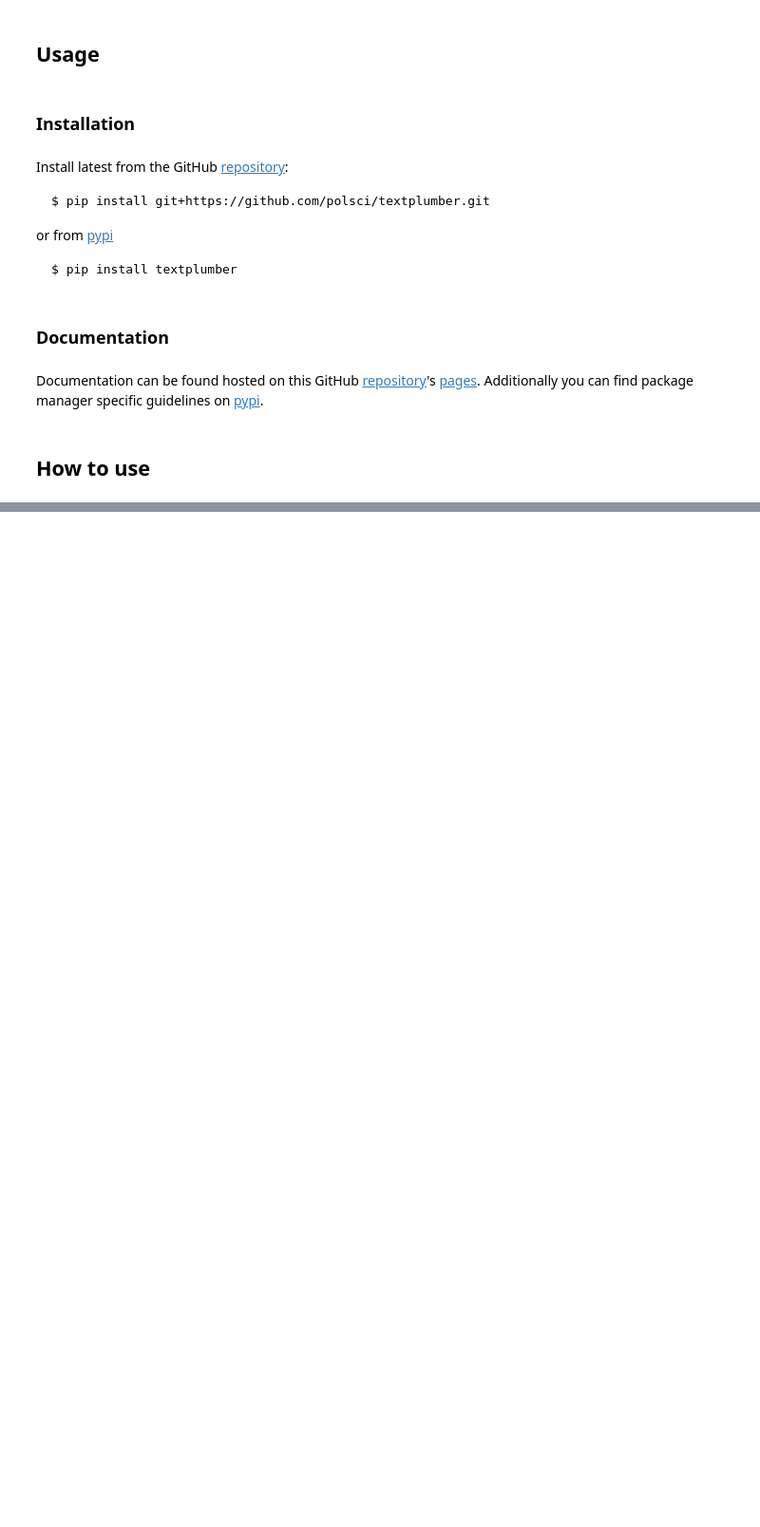
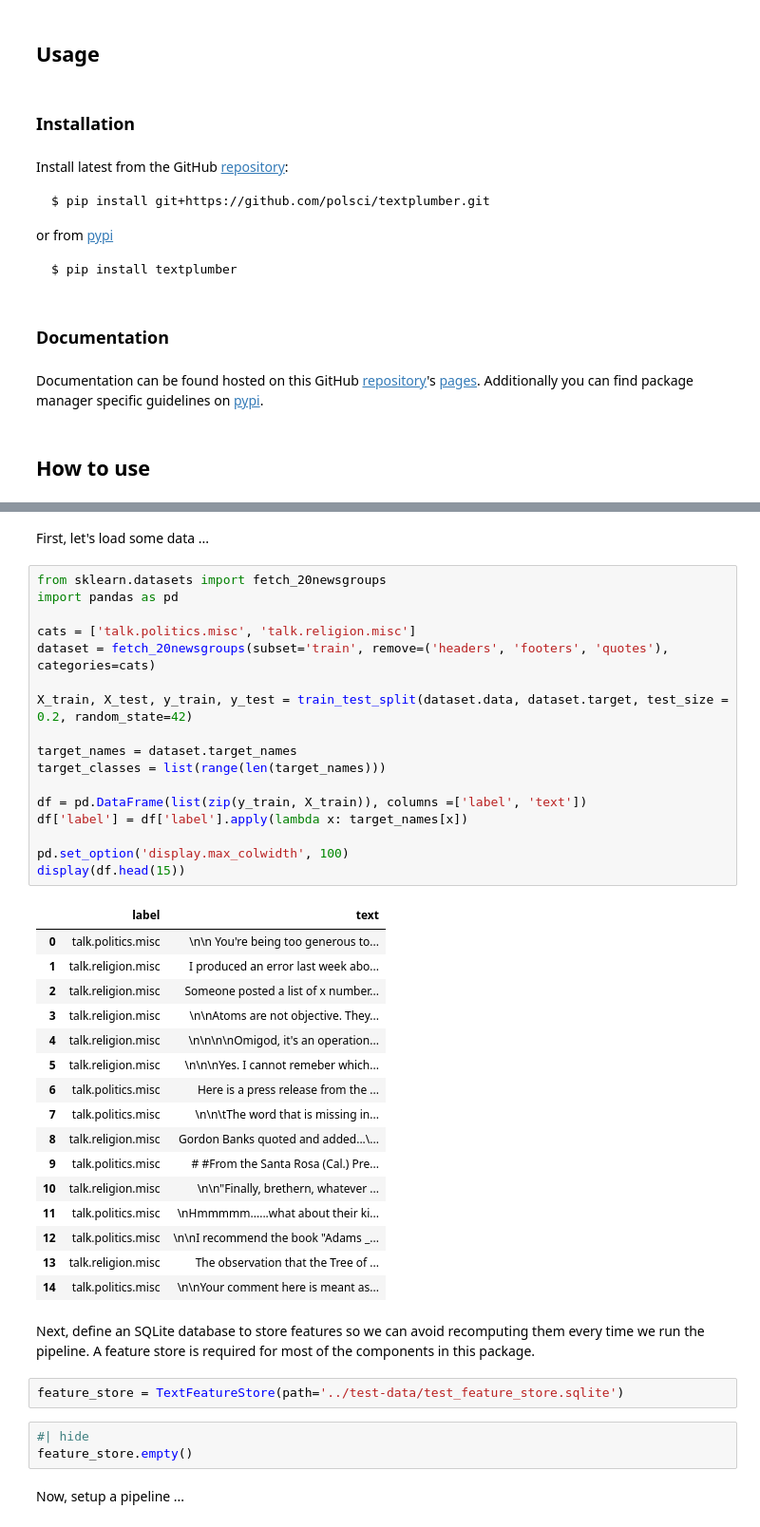
Before and after one commit to polsci/textplumber, a Jupyter notebook: nbs/index.ipynb, the cells around one changed output, grey strips where cells are left out. Shown at 95% size. Saved outputs shown, nothing was run; the diff lists cells and outputs as text; blank space fills up the shorter version.

```diff
--- a/nbs/index.ipynb
+++ b/nbs/index.ipynb
@@ -62,0 +65,45 @@ Fill me in please! Don't forget code examples:
+# %% [markdown]
+First, let's load some data ...
+# %%
+from sklearn.datasets import fetch_20newsgroups
+import pandas as pd
+
+cats = ['talk.politics.misc', 'talk.religion.misc']
+dataset = fetch_20newsgroups(subset='train', remove=('headers', 'footers', 'quotes'), categories=cats)
+
+X_train, X_test, y_train, y_test = train_test_split(dataset.data, dataset.target, test_size = 0.2, random_state=42)
+
+target_names = dataset.target_names
+target_classes = list(range(len(target_names)))
+
+df = pd.DataFrame(list(zip(y_train, X_train)), columns =['label', 'text'])
+df['label'] = df['label'].apply(lambda x: target_names[x])
+
+pd.set_option('display.max_colwidth', 100)
+display(df.head(15))
+# %% [output]
+|  | label | text |
+| 0 | talk.politics.misc | \n\n You're being too generous to... |
+| 1 | talk.religion.misc | I produced an error last week abo... |
+| 2 | talk.religion.misc | Someone posted a list of x number... |
+| 3 | talk.religion.misc | \n\nAtoms are not objective. They... |
+| 4 | talk.religion.misc | \n\n\n\nOmigod, it's an operation... |
+| 5 | talk.religion.misc | \n\n\nYes. I cannot remeber which... |
+| 6 | talk.politics.misc | Here is a press release from the ... |
+| 7 | talk.politics.misc | \n\n\tThe word that is missing in... |
+| 8 | talk.religion.misc | Gordon Banks quoted and added...\... |
+| 9 | talk.politics.misc | # #From the Santa Rosa (Cal.) Pre... |
+| 10 | talk.religion.misc | \n\n"Finally, brethern, whatever ... |
+| 11 | talk.politics.misc | \nHmmmmm......what about their ki... |
+| 12 | talk.politics.misc | \n\nI recommend the book "Adams _... |
+| 13 | talk.religion.misc | The observation that the Tree of ... |
+| 14 | talk.politics.misc | \n\nYour comment here is meant as... |
+# %% [markdown]
+Next, define an SQLite database to store features so we can avoid recomputing them every time we run the pipeline. A feature store is required for most of the components in this package.
+# %%
+feature_store = TextFeatureStore(path='../test-data/test_feature_store.sqlite')
+# %%
+#| hide
+feature_store.empty()
+# %% [markdown]
+Now, setup a pipeline ...
```
Also changed, not shown: parts of 26 cells of this notebook.
